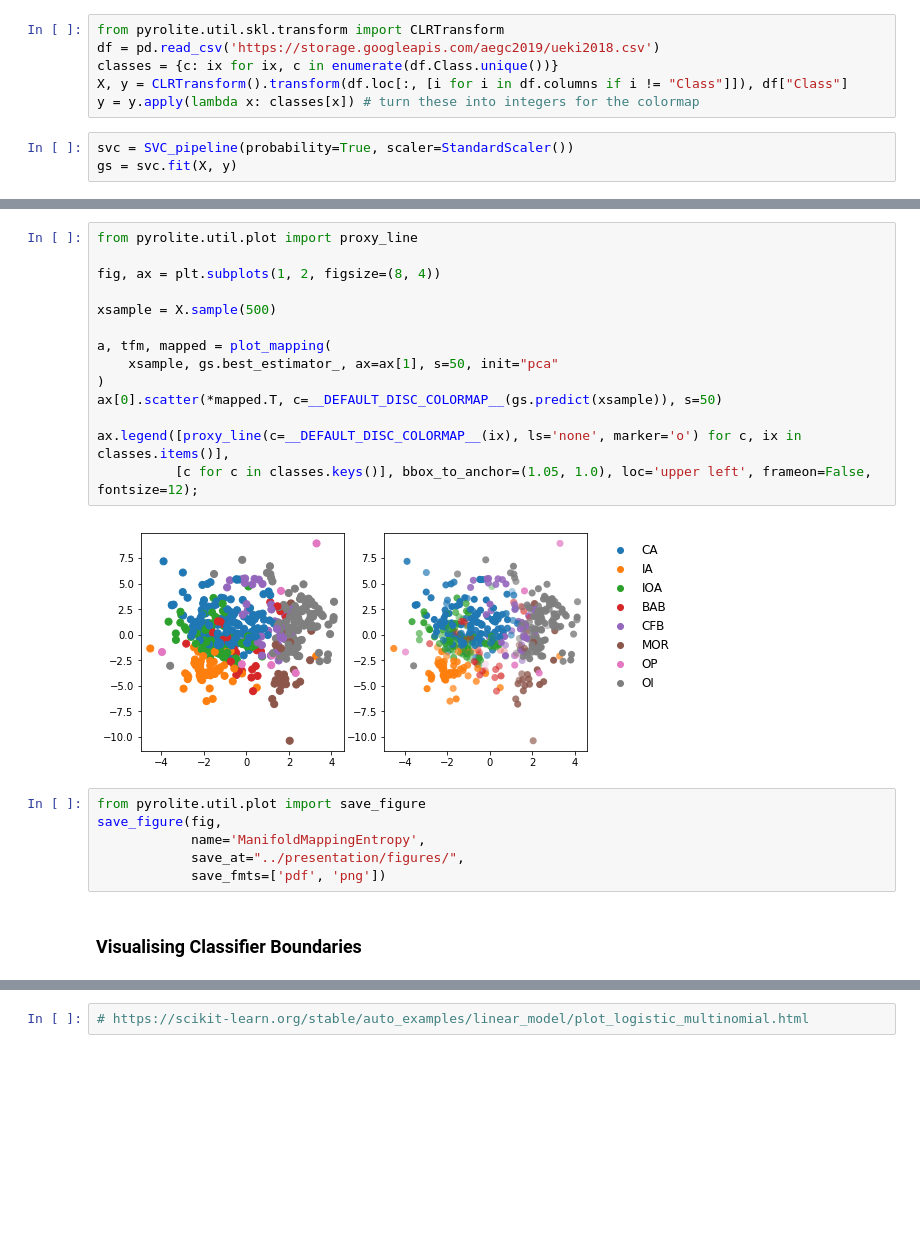
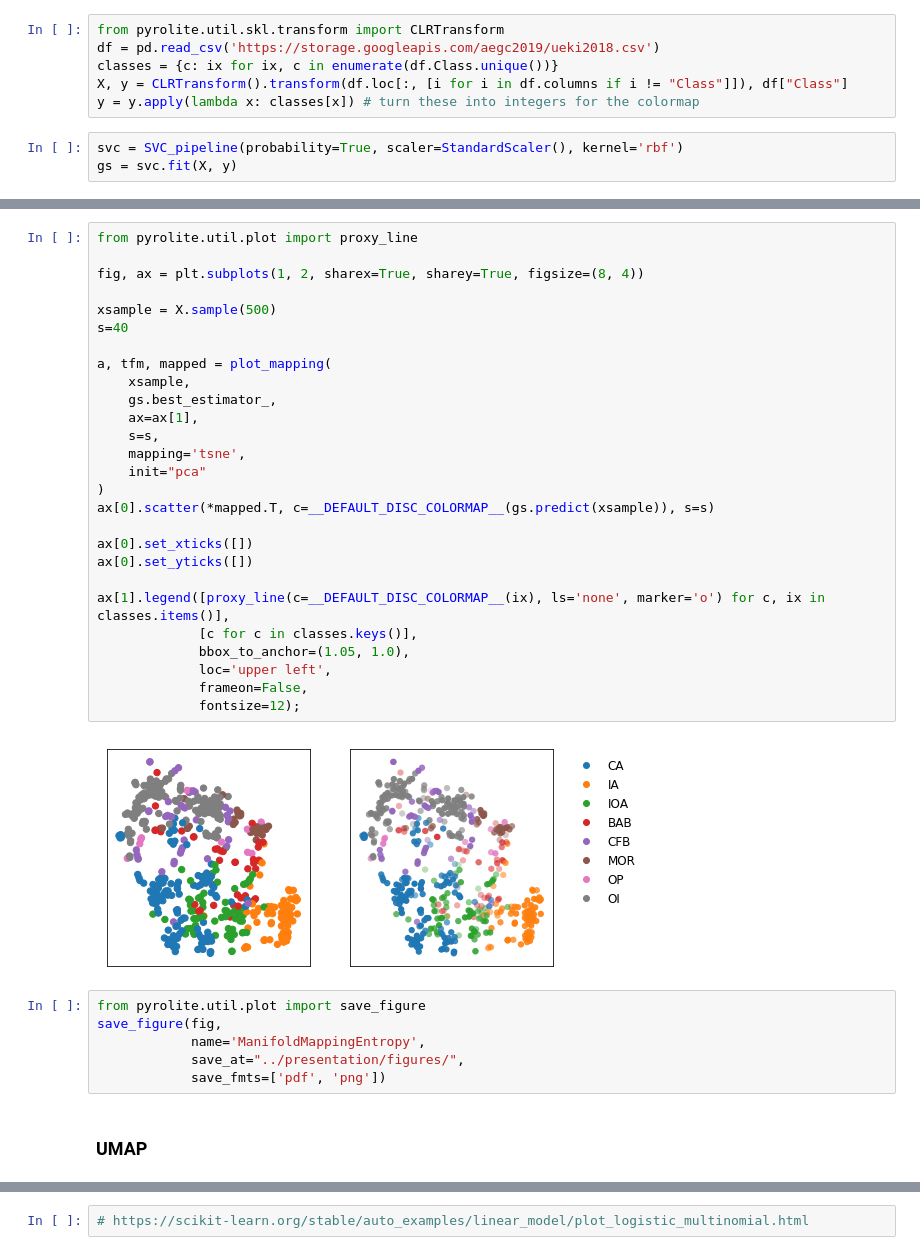
Before and after one commit to morganjwilliams/aegc2019, a Jupyter notebook: notebooks/4_Vis_Manifolds.ipynb, the cells around one changed output, grey strips where cells are left out. Cells and saved outputs as stored; diff of their text form; blank space fills up the shorter version.

Commit message:
Update Figures, Notebooks

```diff
--- a/notebooks/4_Vis_Manifolds.ipynb
+++ b/notebooks/4_Vis_Manifolds.ipynb
@@ -21,7 +21,7 @@ classes = {c: ix for ix, c in enumerate(df.Class.unique())}
 X, y = CLRTransform().transform(df.loc[:, [i for i in df.columns if i != "Class"]]), df["Class"]
 y = y.apply(lambda x: classes[x]) # turn these into integers for the colormap
 # %%
-svc = SVC_pipeline(probability=True, scaler=StandardScaler())
+svc = SVC_pipeline(probability=True, scaler=StandardScaler(), kernel='rbf')
 gs = svc.fit(X, y)
 # %% [output]
 Fitting 10 folds for each of 1 candidates, totalling 10 fits
@@ -32,24 +32,37 @@ Fitting 10 folds for each of 1 candidates, totalling 10 fits
 # %%
 from pyrolite.util.plot import proxy_line
 
-fig, ax = plt.subplots(1, 2, figsize=(8, 4))
+fig, ax = plt.subplots(1, 2, sharex=True, sharey=True, figsize=(8, 4))
 
 xsample = X.sample(500)
+s=40
 
 a, tfm, mapped = plot_mapping(
-    xsample, gs.best_estimator_, ax=ax[1], s=50, init="pca"
+    xsample,
+    gs.best_estimator_,
+    ax=ax[1],
+    s=s,
+    mapping='tsne',
+    init="pca"
 )
-ax[0].scatter(*mapped.T, c=__DEFAULT_DISC_COLORMAP__(gs.predict(xsample)), s=50)
+ax[0].scatter(*mapped.T, c=__DEFAULT_DISC_COLORMAP__(gs.predict(xsample)), s=s)
 
-ax.legend([proxy_line(c=__DEFAULT_DISC_COLORMAP__(ix), ls='none', marker='o') for c, ix in classes.items()],
-          [c for c in classes.keys()], bbox_to_anchor=(1.05, 1.0), loc='upper left', frameon=False, fontsize=12);
+ax[0].set_xticks([])
+ax[0].set_yticks([])
+
+ax[1].legend([proxy_line(c=__DEFAULT_DISC_COLORMAP__(ix), ls='none', marker='o') for c, ix in classes.items()],
+             [c for c in classes.keys()],
+             bbox_to_anchor=(1.05, 1.0),
+             loc='upper left',
+             frameon=False,
+             fontsize=12);
 # %% [output]
-[figure, old version]
+[figure, new version]
 # %%
 from pyrolite.util.plot import save_figure
 save_figure(fig,
             name='ManifoldMappingEntropy',
             save_at="../presentation/figures/",
             save_fmts=['pdf', 'png'])
-# %% [markdown]
-### Visualising Classifier Boundaries
+# %% [markdown]
+### UMAP
```
Also changed, not shown: parts of 5 cells of this notebook, 7 other files.
